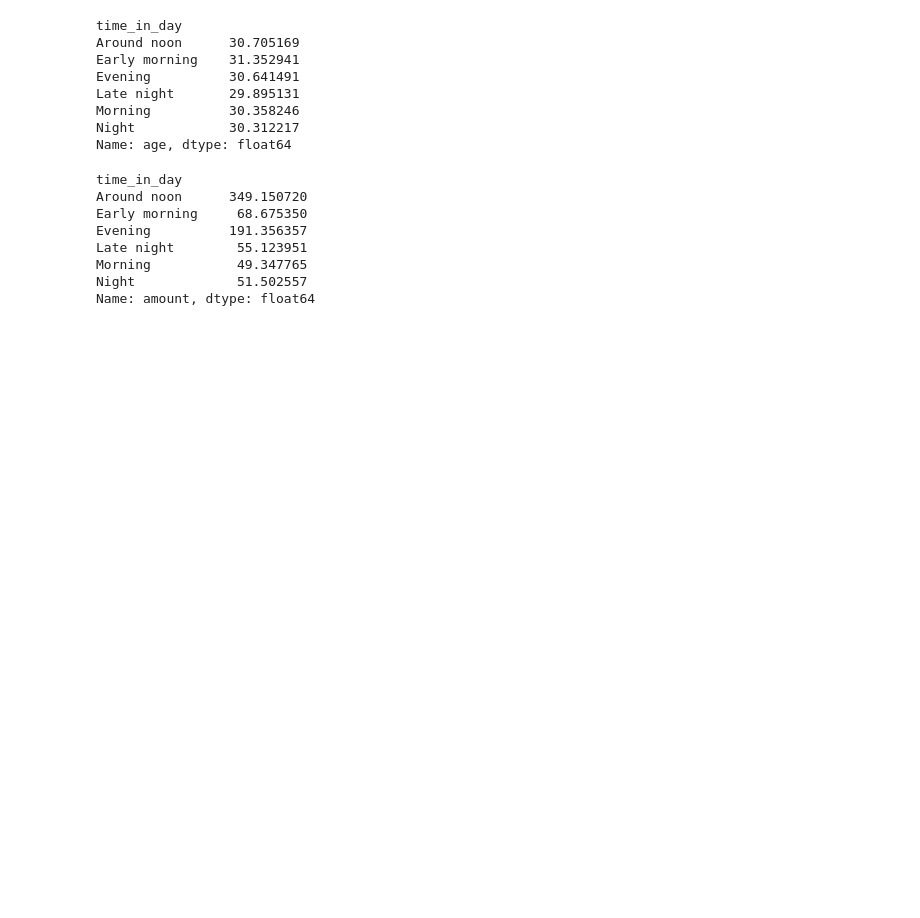
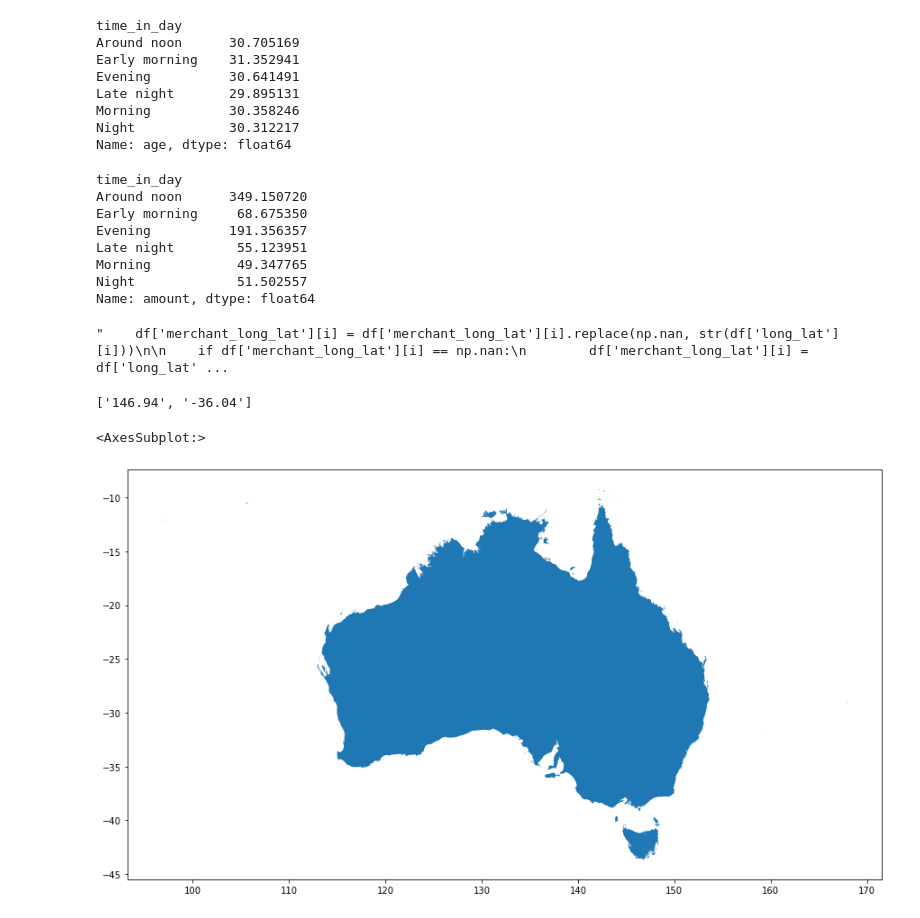
Before and after one commit to ozerm/ANZ, a Jupyter notebook: Untitled.ipynb, the cells around one changed output. Cells and saved outputs as stored; diff of their text form; code cells hidden in the pictures; blank space fills up the shorter version.

```diff
--- a/Untitled.ipynb
+++ b/Untitled.ipynb
@@ -463,0 +465,9 @@ Name: amount, dtype: float64
+# %%
+df.merchant_long_lat.fillna(df.long_lat, inplace=True)
+
+'''    df['merchant_long_lat'][i] = df['merchant_long_lat'][i].replace(np.nan, str(df['long_lat'][i]))
+
+    if df['merchant_long_lat'][i] == np.nan:
+        df['merchant_long_lat'][i] = df['long_lat'][i]'''
+# %% [output]
+"    df['merchant_long_lat'][i] = df['merchant_long_lat'][i].replace(np.nan, str(df['long_lat'][i]))\n\n    if df['merchant_long_lat'][i] == np.nan:\n        df['merchant_long_lat'][i] = df['long_lat' ...
@@ -463,0 +482,12 @@ Name: amount, dtype: float64
+# %%
+str(df['merchant_long_lat'][120]).split(' ')
+# %% [output]
+['146.94', '-36.04']
+# %%
+streetmap = gpd.read_file('shapefile/AUS_2016_AUST.shp')
+# %%
+fig, ax = plt.subplots(figsize = (15, 15))
+streetmap.plot(ax = ax)
+# %% [output]
+<AxesSubplot:>
+[figure, added]
```
Also changed, not shown: parts of 17 cells of this notebook, 5 other files.
